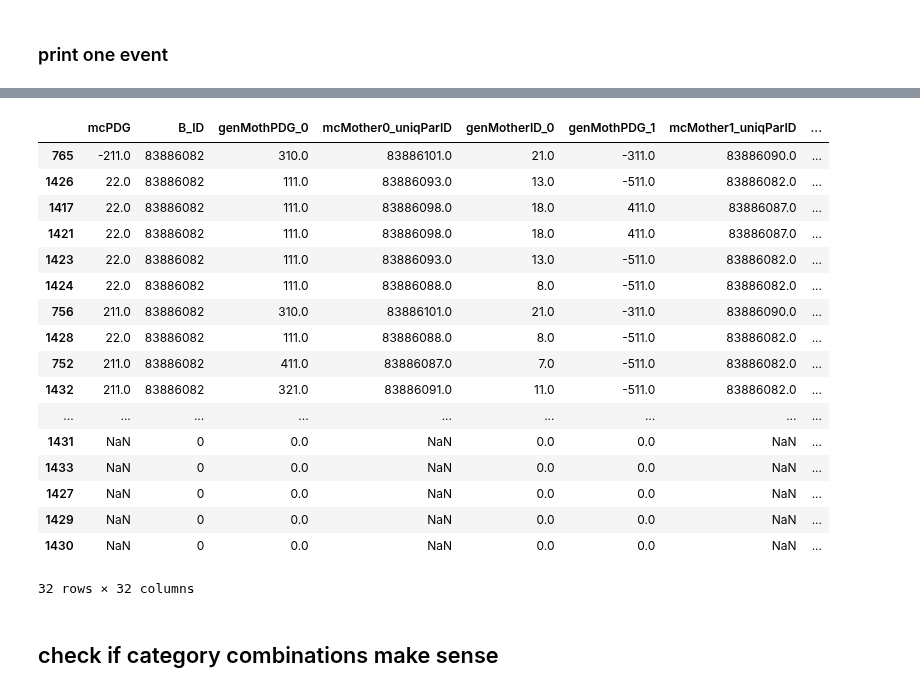
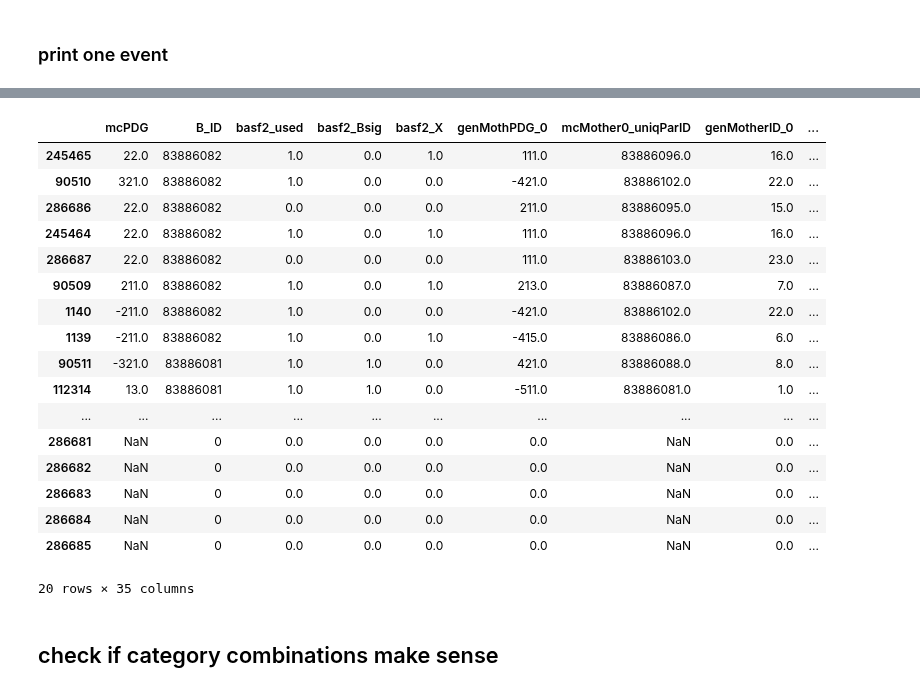
Before and after one commit to axelHeim/MCstudies, a Jupyter notebook: Dstlnu_Bt_generic/SHR_Hc_correctReco_BsX/createNNinputSHR.ipynb, the cells around one changed output, grey strips where cells are left out. Saved outputs shown, nothing was run; the diff lists cells and outputs as text; code cells hidden in the pictures.

```diff
--- a/Dstlnu_Bt_generic/SHR_Hc_correctReco_BsX/createNNinputSHR.ipynb
+++ b/Dstlnu_Bt_generic/SHR_Hc_correctReco_BsX/createNNinputSHR.ipynb
@@ -24,6 +24,6 @@ HTCondorRun: -f
 # %%
 sub = str(sys.argv[2])
 if sub.find("sub") == -1:
-    sub = "sub00"
+    sub = "sub02"
 print("used sub:", sub)
 # %% [output]
@@ -78,6 +78,10 @@ print(df_Y4S.shape[0])
 # %%
 # delete FSPs for which no Y4S file entry was found
 df_FSPs = df_FSPs[df_FSPs['__event__'].isin(df_Y4S["__event__"])]
+# %%
+df_Y4S = df_Y4S[(df_Y4S['Hc_isSignalAcceptMissingGamma'] == 1.0)]
+
+df_FSPs = df_FSPs[df_FSPs['__event__'].isin(df_Y4S["__event__"])]
 # %%
 print(df_FSPs.shape[0])
 # %% [output]
@@ -180,33 +208,33 @@ df_Y4S[(df_Y4S['isBtoDstlnu'] == 1) & (df_Y4S['Hc_isSignalAcceptMissingGamma'] =
 # %%
-df_FSPs[df_FSPs["__event__"] == 2338198].sort_values('mcPDG').sort_values('B_ID',ascending=False)[['mcPDG',
-'B_ID','genMothPDG_0', 'mcMother0_uniqParID', 'genMotherID_0',
+df_FSPs[df_FSPs["__event__"] == 22246415].sort_values('B_ID',ascending=False)[['mcPDG',
+'B_ID',"basf2_used","basf2_Bsig","basf2_X",'genMothPDG_0', 'mcMother0_uniqParID', 'genMotherID_0',
 'genMothPDG_1', 'mcMother1_uniqParID', 'genMotherID_1',
 'genMothPDG_2', 'mcMother2_uniqParID', 'genMotherID_2',
 'genMothPDG_3', 'mcMother3_uniqParID', 'genMotherID_3',
 'genMothPDG_4', 'mcMother4_uniqParID', 'genMotherID_4',
 'genMothPDG_5', 'mcMother5_uniqParID', 'genMotherID_5',
 'genMothPDG_6', 'mcMother6_uniqParID', 'genMotherID_6',
 'genMothPDG_7', 'mcMother7_uniqParID', 'genMotherID_7',
 'genMothPDG_8', 'mcMother8_uniqParID', 'genMotherID_8',
 'genMothPDG_9', 'mcMother9_uniqParID', 'genMotherID_9']]
 # %% [output]
-|  | mcPDG | B_ID | genMothPDG_0 | mcMother0_uniqParID | genMotherID_0 | genMothPDG_1 | mcMother1_uniqParID | ... |
-| 765 | -211.0 | 83886082 | 310.0 | 83886101.0 | 21.0 | -311.0 | 83886090.0 | ... |
-| 1426 | 22.0 | 83886082 | 111.0 | 83886093.0 | 13.0 | -511.0 | 83886082.0 | ... |
-| 1417 | 22.0 | 83886082 | 111.0 | 83886098.0 | 18.0 | 411.0 | 83886087.0 | ... |
-| 1421 | 22.0 | 83886082 | 111.0 | 83886098.0 | 18.0 | 411.0 | 83886087.0 | ... |
-| 1423 | 22.0 | 83886082 | 111.0 | 83886093.0 | 13.0 | -511.0 | 83886082.0 | ... |
-| 1424 | 22.0 | 83886082 | 111.0 | 83886088.0 | 8.0 | -511.0 | 83886082.0 | ... |
-| 756 | 211.0 | 83886082 | 310.0 | 83886101.0 | 21.0 | -311.0 | 83886090.0 | ... |
-| 1428 | 22.0 | 83886082 | 111.0 | 83886088.0 | 8.0 | -511.0 | 83886082.0 | ... |
-| 752 | 211.0 | 83886082 | 411.0 | 83886087.0 | 7.0 | -511.0 | 83886082.0 | ... |
-| 1432 | 211.0 | 83886082 | 321.0 | 83886091.0 | 11.0 | -511.0 | 83886082.0 | ... |
-| ... | ... | ... | ... | ... | ... | ... | ... | ... |
-| 1431 | NaN | 0 | 0.0 | NaN | 0.0 | 0.0 | NaN | ... |
-| 1433 | NaN | 0 | 0.0 | NaN | 0.0 | 0.0 | NaN | ... |
-| 1427 | NaN | 0 | 0.0 | NaN | 0.0 | 0.0 | NaN | ... |
-| 1429 | NaN | 0 | 0.0 | NaN | 0.0 | 0.0 | NaN | ... |
-| 1430 | NaN | 0 | 0.0 | NaN | 0.0 | 0.0 | NaN | ... |
+|  | mcPDG | B_ID | basf2_used | basf2_Bsig | basf2_X | genMothPDG_0 | mcMother0_uniqParID | genMotherID_0 | ... |
+| 245465 | 22.0 | 83886082 | 1.0 | 0.0 | 1.0 | 111.0 | 83886096.0 | 16.0 | ... |
+| 90510 | 321.0 | 83886082 | 1.0 | 0.0 | 0.0 | -421.0 | 83886102.0 | 22.0 | ... |
+| 286686 | 22.0 | 83886082 | 0.0 | 0.0 | 0.0 | 211.0 | 83886095.0 | 15.0 | ... |
+| 245464 | 22.0 | 83886082 | 1.0 | 0.0 | 1.0 | 111.0 | 83886096.0 | 16.0 | ... |
+| 286687 | 22.0 | 83886082 | 0.0 | 0.0 | 0.0 | 111.0 | 83886103.0 | 23.0 | ... |
+| 90509 | 211.0 | 83886082 | 1.0 | 0.0 | 1.0 | 213.0 | 83886087.0 | 7.0 | ... |
+| 1140 | -211.0 | 83886082 | 1.0 | 0.0 | 0.0 | -421.0 | 83886102.0 | 22.0 | ... |
+| 1139 | -211.0 | 83886082 | 1.0 | 0.0 | 1.0 | -415.0 | 83886086.0 | 6.0 | ... |
+| 90511 | -321.0 | 83886081 | 1.0 | 1.0 | 0.0 | 421.0 | 83886088.0 | 8.0 | ... |
+| 112314 | 13.0 | 83886081 | 1.0 | 1.0 | 0.0 | -511.0 | 83886081.0 | 1.0 | ... |
+| ... | ... | ... | ... | ... | ... | ... | ... | ... | ... |
+| 286681 | NaN | 0 | 0.0 | 0.0 | 0.0 | 0.0 | NaN | 0.0 | ... |
+| 286682 | NaN | 0 | 0.0 | 0.0 | 0.0 | 0.0 | NaN | 0.0 | ... |
+| 286683 | NaN | 0 | 0.0 | 0.0 | 0.0 | 0.0 | NaN | 0.0 | ... |
+| 286684 | NaN | 0 | 0.0 | 0.0 | 0.0 | 0.0 | NaN | 0.0 | ... |
+| 286685 | NaN | 0 | 0.0 | 0.0 | 0.0 | 0.0 | NaN | 0.0 | ... |
-32 rows × 32 columns
+20 rows × 35 columns
 # %% [markdown]
 ## check if category combinations make sense
```
Also changed, not shown: parts of 33 cells of this notebook.
